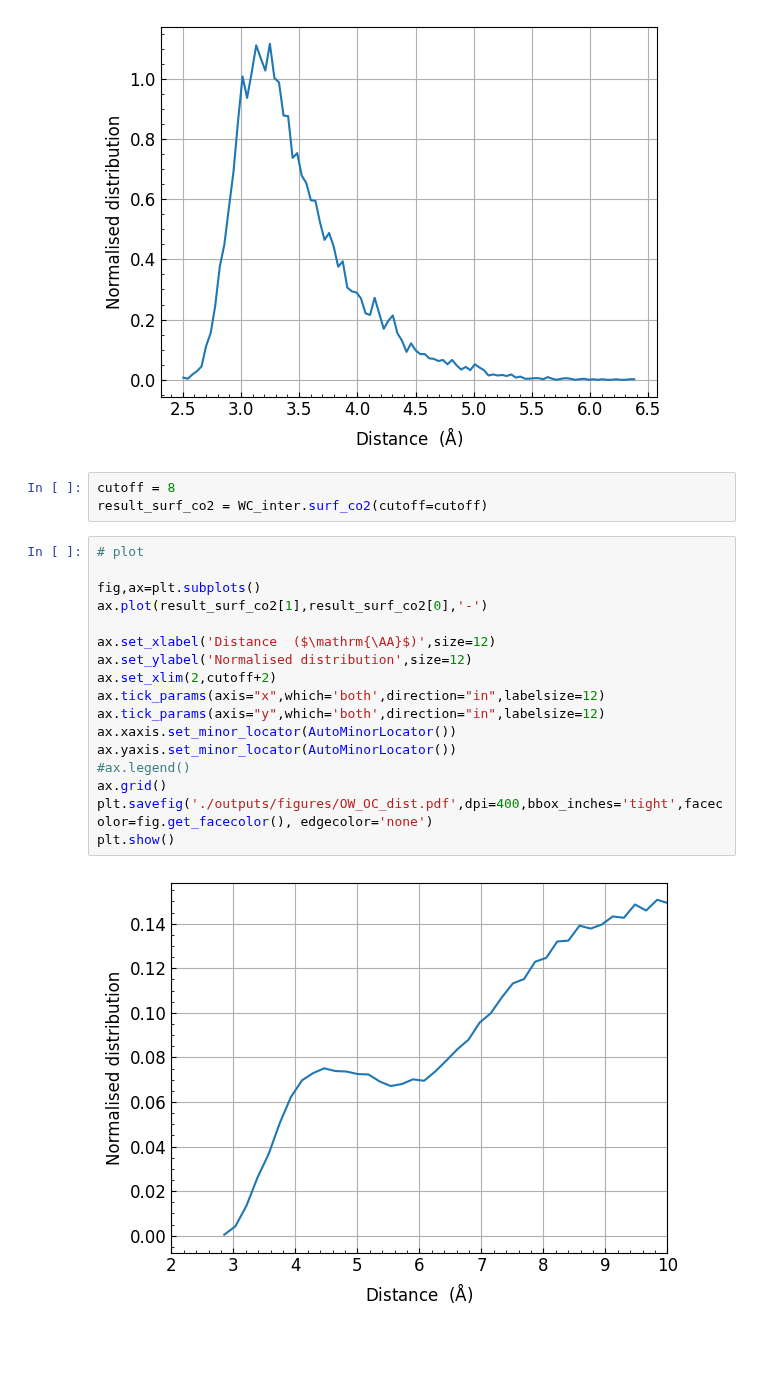
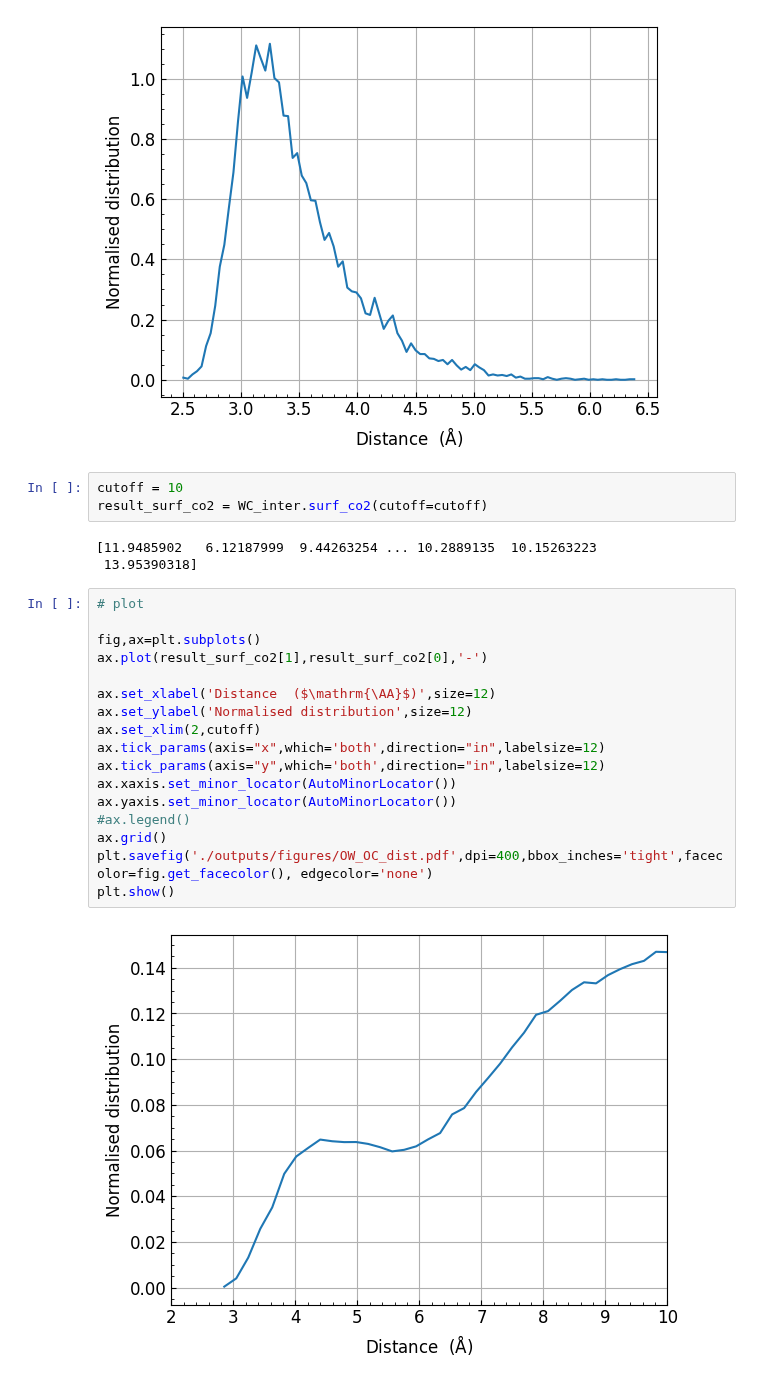
Before and after one commit to water-ice-group/on_a_WIM, a Jupyter notebook: development.ipynb, the cells around one changed output. Drawn from its saved outputs; the diff is of its cells as text; blank space fills up the shorter version.

```diff
--- a/development.ipynb
+++ b/development.ipynb
@@ -482,24 +482,27 @@ plt.show()
 # %% [output]
 [figure]
 # %%
-cutoff = 8
+cutoff = 10
 result_surf_co2 = WC_inter.surf_co2(cutoff=cutoff)
+# %% [output]
+[11.9485902   6.12187999  9.44263254 ... 10.2889135  10.15263223
+ 13.95390318]
 # %%
 # plot
 
 fig,ax=plt.subplots()
 ax.plot(result_surf_co2[1],result_surf_co2[0],'-')
 
 ax.set_xlabel('Distance  ($\mathrm{\AA}$)',size=12)
 ax.set_ylabel('Normalised distribution',size=12)
-ax.set_xlim(2,cutoff+2)
+ax.set_xlim(2,cutoff)
 ax.tick_params(axis="x",which='both',direction="in",labelsize=12)
 ax.tick_params(axis="y",which='both',direction="in",labelsize=12)
 ax.xaxis.set_minor_locator(AutoMinorLocator())
 ax.yaxis.set_minor_locator(AutoMinorLocator())
 #ax.legend()
 ax.grid()
 plt.savefig('./outputs/figures/OW_OC_dist.pdf',dpi=400,bbox_inches='tight',facecolor=fig.get_facecolor(), edgecolor='none')
 plt.show()
 # %% [output]
-[figure, old version]
+[figure, new version]
```
Also changed, not shown: 4 other files.
